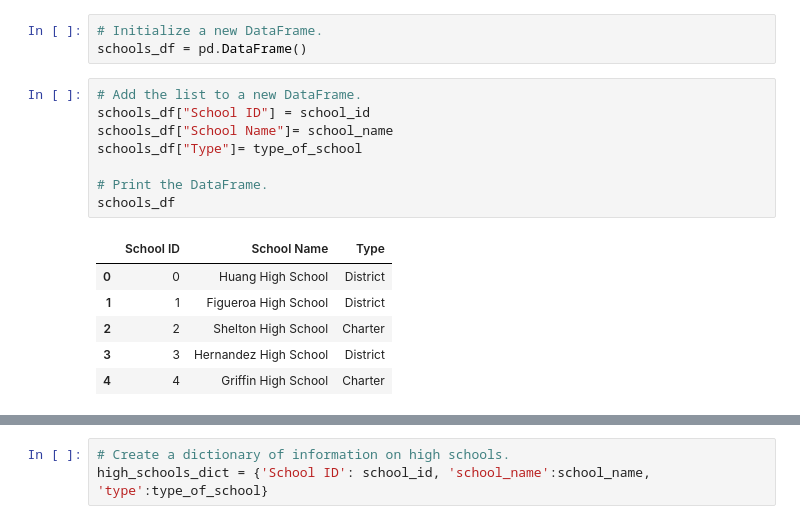
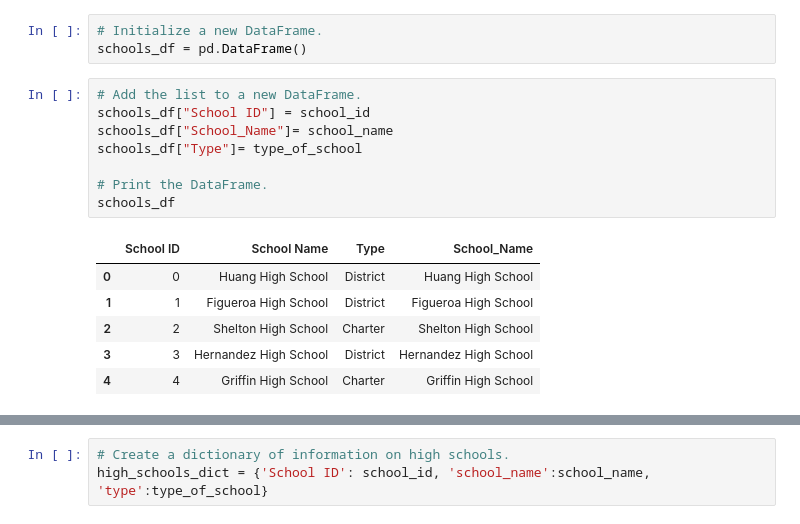
Before and after one commit to AyseH/School_District_Analysis, a Jupyter notebook: pandas_practice.ipynb, the cells around one changed output, grey strips where cells are left out. Cells and saved outputs as stored; diff of their text form.

```diff
--- a/pandas_practice.ipynb
+++ b/pandas_practice.ipynb
@@ -56,15 +56,15 @@ schools_df = pd.DataFrame()
 # %%
 # Add the list to a new DataFrame.
 schools_df["School ID"] = school_id
-schools_df["School Name"]= school_name
+schools_df["School_Name"]= school_name
 schools_df["Type"]= type_of_school
 
 # Print the DataFrame.
 schools_df
 # %% [output]
-|  | School ID | School Name | Type |
-| 0 | 0 | Huang High School | District |
-| 1 | 1 | Figueroa High School | District |
-| 2 | 2 | Shelton High School | Charter |
-| 3 | 3 | Hernandez High School | District |
-| 4 | 4 | Griffin High School | Charter |
+|  | School ID | School Name | Type | School_Name |
+| 0 | 0 | Huang High School | District | Huang High School |
+| 1 | 1 | Figueroa High School | District | Figueroa High School |
+| 2 | 2 | Shelton High School | Charter | Shelton High School |
+| 3 | 3 | Hernandez High School | District | Hernandez High School |
+| 4 | 4 | Griffin High School | Charter | Griffin High School |
```
Also changed, not shown: parts of 10 cells of this notebook, 3 other files.
